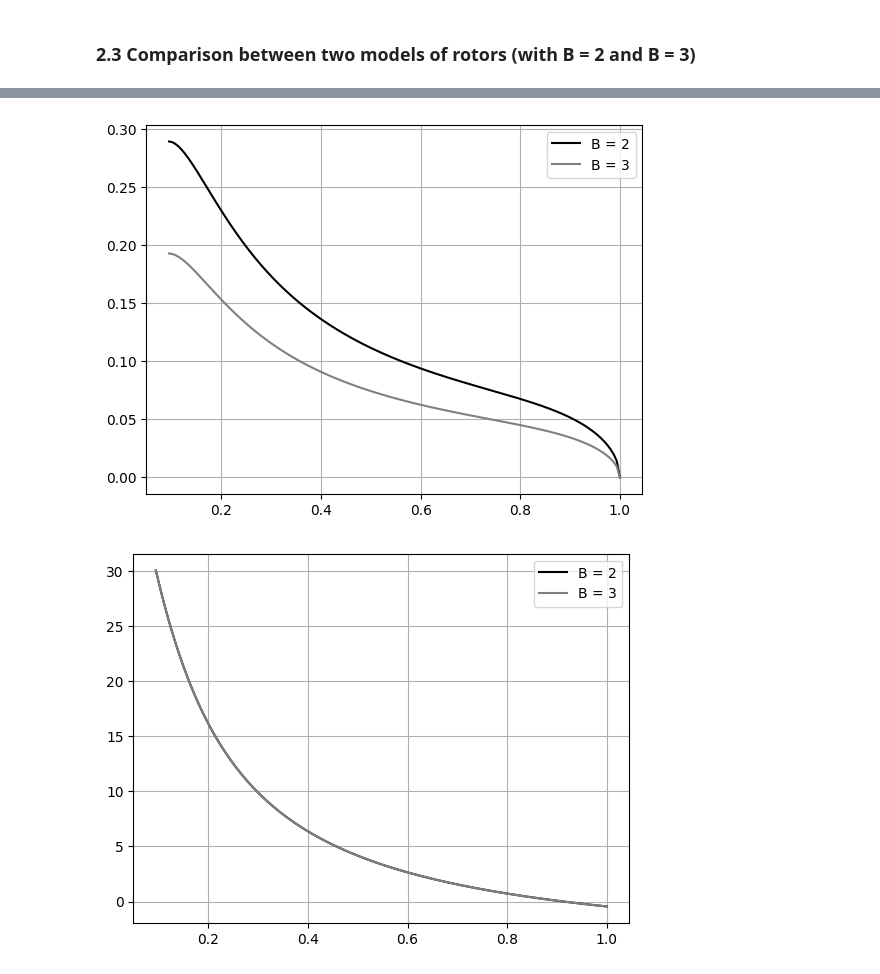
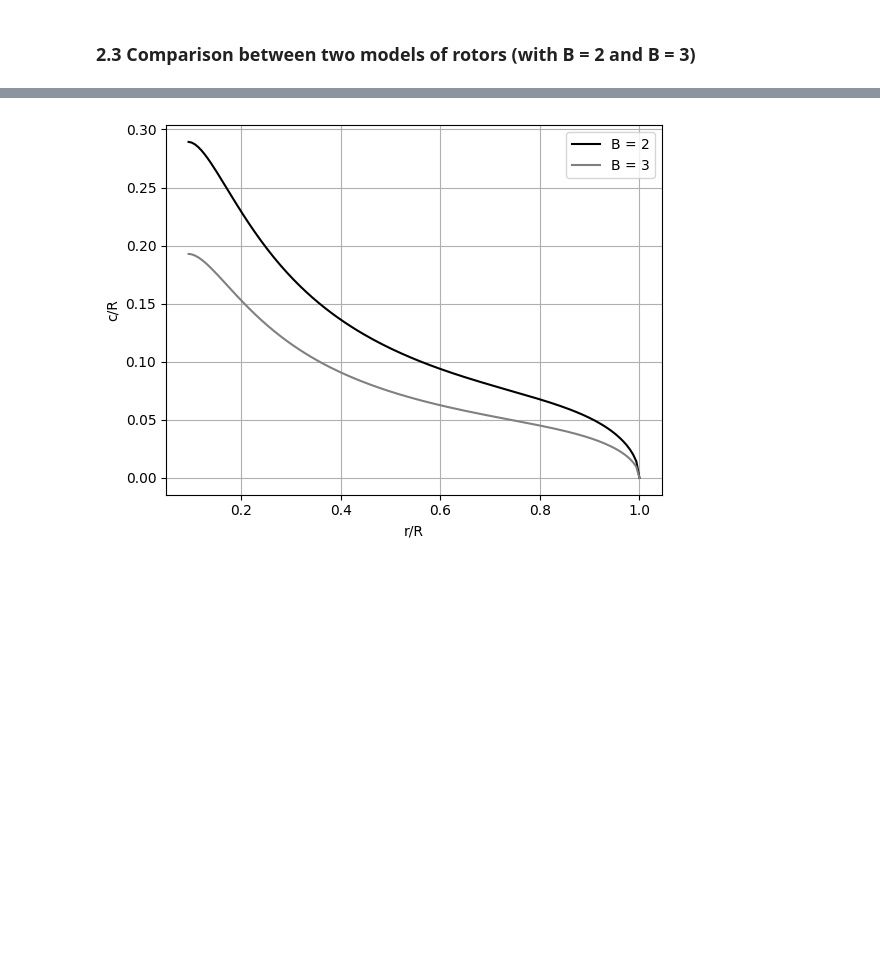
Before and after one commit to Widmark-Kaue/BEMT, a Jupyter notebook: case.ipynb, the cells around one changed output, grey strips where cells are left out. Saved outputs shown, nothing was run; the diff lists cells and outputs as text; code cells hidden in the pictures; blank space fills up the shorter version.

```diff
--- a/case.ipynb
+++ b/case.ipynb
@@ -569,26 +594,17 @@ Warning TSR = 8: solidity > 1 - This Points will be ignored
-# %%
-theta_B2 = rotor_B2.sections['theta_opt'].to_numpy()
-r_R_B2 = rotor_B2.sections['r_R'].to_numpy()
-c_R_B2 = rotor_B2.sections['c_R'].to_numpy() * rotor_B2.sections['tip_correction'].to_numpy()
-
-theta_B3 = rotor_B3.sections['theta_opt'].to_numpy()
-r_R_B3 = rotor_B3.sections['r_R'].to_numpy()
-c_R_B3 = rotor_B3.sections['c_R'].to_numpy() * rotor_B2.sections['tip_correction'].to_numpy()
-
-plt.plot(r_R_B2, c_R_B2, 'k', label = 'B = 2')
-plt.plot(r_R_B3, c_R_B3, 'gray', label = 'B = 3')
-
-plt.grid()
-plt.legend()
-plt.show()
-
-plt.plot(r_R_B2, theta_B2, 'k', label = 'B = 2')
-plt.plot(r_R_B3, theta_B3, 'gray', label = 'B = 3')
-
-plt.grid()
-plt.legend()
-plt.show()
-# %% [output]
-[figure, removed]
-[figure, removed]
+# %%
+
+
+
+plt.figure(figsize=(6.4, 4.8))
+plt.plot(r_R_B2, c_R_B2, 'k', label = 'B = 2')
+plt.plot(r_R_B3, c_R_B3, 'gray', label = 'B = 3')
+
+plt.xlabel('r/R')
+plt.ylabel('c/R')
+
+plt.grid()
+plt.legend()
+plt.show()
+# %% [output]
+[figure, added]
 # %%
```
Also changed, not shown: parts of 3 cells of this notebook.
